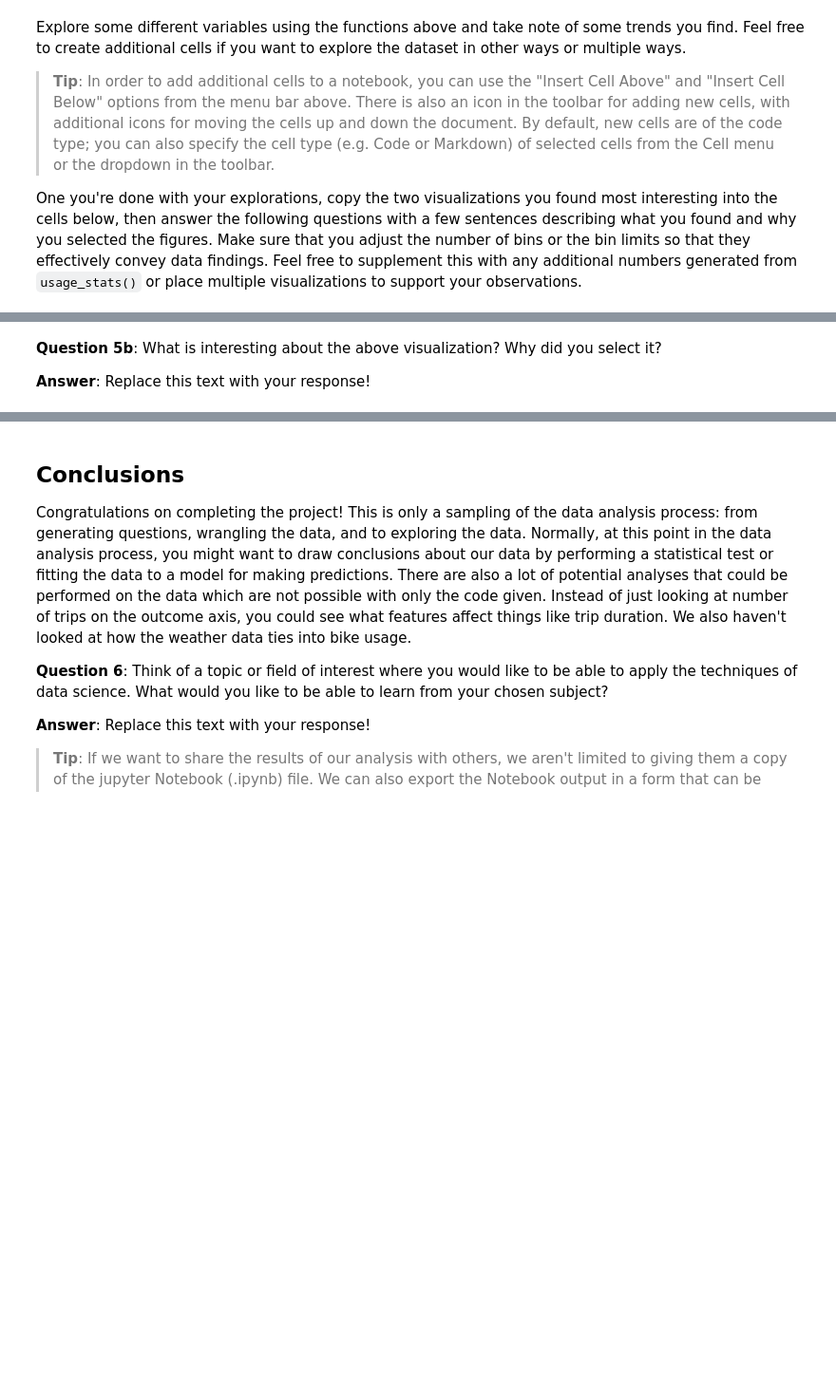
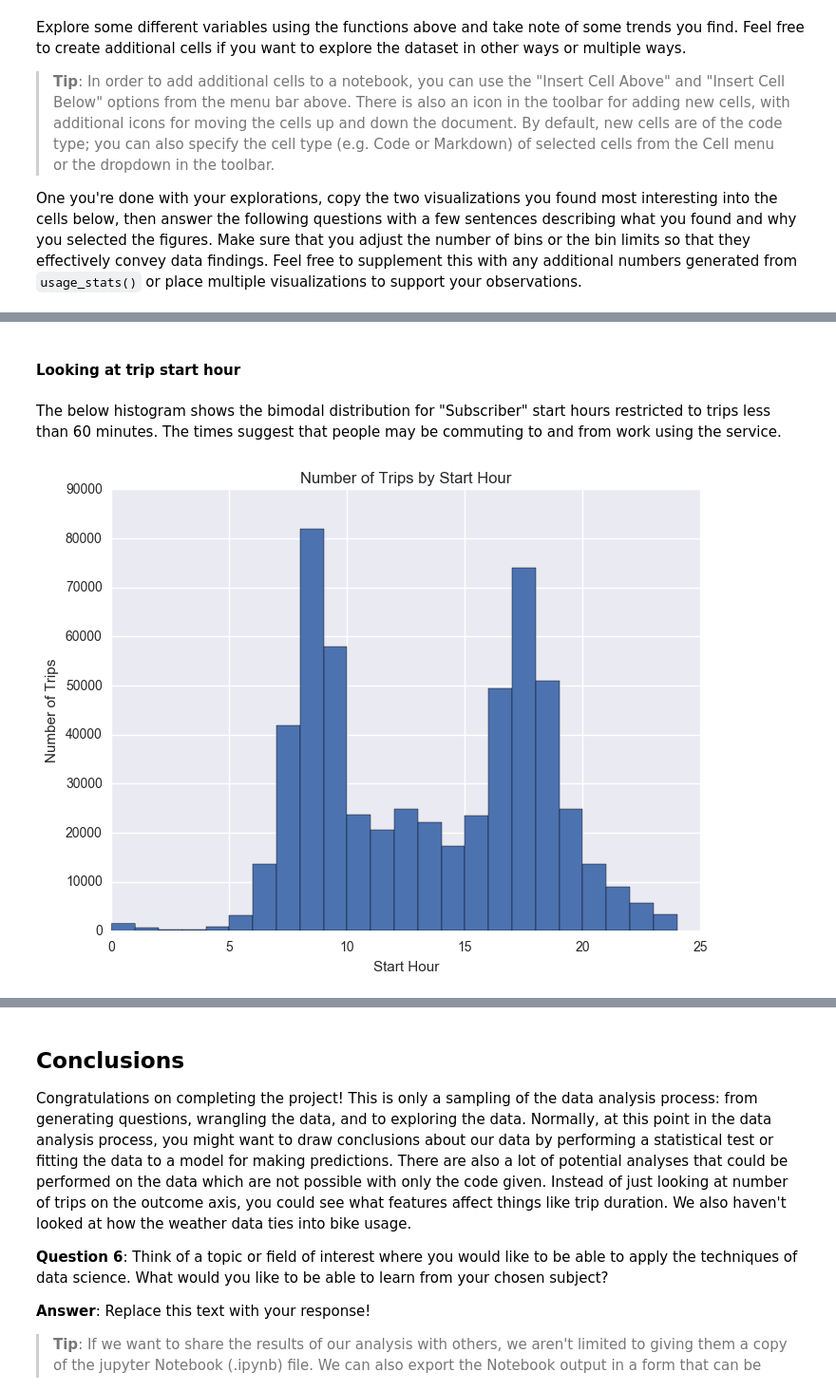
Before and after one commit to hichana/udacity, a Jupyter notebook: P0/dandp0-bikeshareanalysis/Bay_Area_Bike_Share_Analysis-NOTES.ipynb, the cells around one changed output, grey strips where cells are left out. Shown at 95% size. Cells and saved outputs as stored; diff of their text form; code cells hidden in the pictures; blank space fills up the shorter version.

```diff
--- a/P0/dandp0-bikeshareanalysis/Bay_Area_Bike_Share_Analysis-NOTES.ipynb
+++ b/P0/dandp0-bikeshareanalysis/Bay_Area_Bike_Share_Analysis-NOTES.ipynb
@@ -409,2 +510,4 @@ Exception: No key has been provided. Make sure you provide a variable on which t
+# %% [markdown]
+#### Looking at trip start hour
 # %%
 # Final Plot 2
@@ -412,4 +514,7 @@ usage_plot(trip_data)
-# %% [markdown]
-**Question 5b**: What is interesting about the above visualization? Why did you select it?
-
-**Answer**: Replace this text with your response!
+# %% [markdown]
+The below histogram shows the bimodal distribution for "Subscriber" start hours restricted to trips less than 60 minutes. The times suggest that people may be commuting to and from work using the service.
+# %%
+# start hour of Subscribers
+usage_plot(all_trip_data, 'start_hour', ["subscription_type == 'Subscriber'", "duration < 60"], boundary = 0, bin_width = 1)
+# %% [output]
+[figure, added]
```
Also changed, not shown: parts of 39 cells of this notebook, 2 other files.
